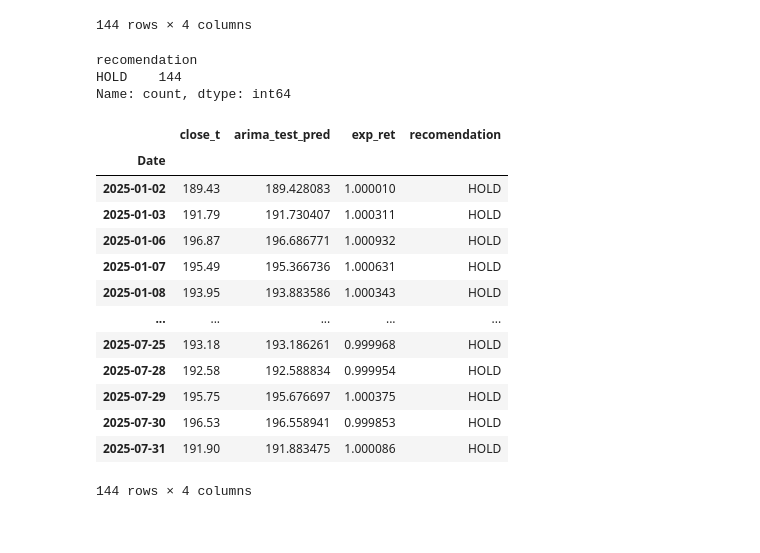
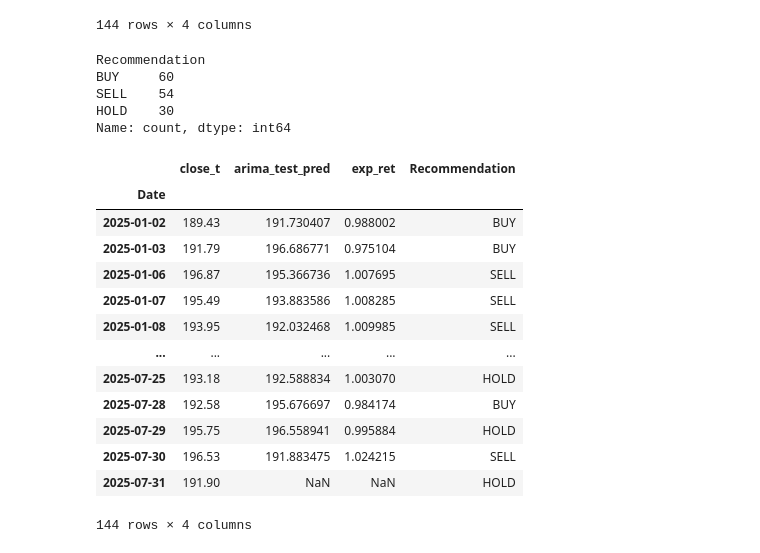
Before and after one commit to bruno-sassi/data_analytics_MSc, a Jupyter notebook: Projects/CaseStudy3/CaseProject/mlr_&_gradientboosting v2.ipynb, the cells around one changed output. Drawn from its saved outputs; the diff is of its cells as text; code cells hidden in the pictures.

Commit message:
CS3 Recommendation system implemented
probable overfitting

```diff
--- a/Projects/CaseStudy3/CaseProject/mlr_&_gradientboosting v2.ipynb
+++ b/Projects/CaseStudy3/CaseProject/mlr_&_gradientboosting v2.ipynb
@@ -647,50 +643,52 @@ Name: count, dtype: int64
 close_t = df.loc[test_idx, 'Price'].astype(float)
 dates   = pd.to_datetime(df.loc[test_idx, 'Date'])
 
 # 2) predictions for the same test rows → align by index
 arima_pred_s = pd.Series(np.asarray(arima_test_pred, dtype=float),
                          index=close_t.index,
-                         name='arima_test_pred')
+                         name='arima_test_pred').shift(-1)
 
 # 3) exp_ret as requested (close_t / arima_pred)
 exp_ret = (close_t / arima_pred_s)
 
 # 4) recommendations via expected return = pred/close - 1
 thr = 0.005      # 0.5% no-trade band
 tx_cost = 0.0005 # 0.05% one-way transaction cost buffer
 
 signal_ret = (arima_pred_s / close_t) - 1
-recomendation = np.where(signal_ret > (thr + tx_cost), 'BUY',
+recommendation = np.where(signal_ret > (thr + tx_cost), 'BUY',
                   np.where(signal_ret < -(thr + tx_cost), 'SELL', 'HOLD'))
 
 # 5) build reco_df indexed by Date
 reco_df = pd.DataFrame({
     'Date': dates.values,
     'close_t': close_t.values,
     'arima_test_pred': arima_pred_s.values,
     'exp_ret': exp_ret.values,              # note: this is close_t / pred, per your spec
-    'recomendation': recomendation
+    'Recommendation': recommendation
 }).set_index('Date').sort_index()
 
 # (optional) quick checks
 # assert len(arima_test_pred) == int(np.asarray(test_idx).sum())
-print(reco_df['recomendation'].value_counts())
+print(reco_df['Recommendation'].value_counts())
 reco_df
 # %% [output]
-recomendation
-HOLD    144
+Recommendation
+BUY     60
+SELL    54
+HOLD    30
 Name: count, dtype: int64
-|  | close_t | arima_test_pred | exp_ret | recomendation |
+|  | close_t | arima_test_pred | exp_ret | Recommendation |
 | Date |  |  |  |  |
-| 2025-01-02 | 189.43 | 189.428083 | 1.000010 | HOLD |
-| 2025-01-03 | 191.79 | 191.730407 | 1.000311 | HOLD |
-| 2025-01-06 | 196.87 | 196.686771 | 1.000932 | HOLD |
-| 2025-01-07 | 195.49 | 195.366736 | 1.000631 | HOLD |
-| 2025-01-08 | 193.95 | 193.883586 | 1.000343 | HOLD |
+| 2025-01-02 | 189.43 | 191.730407 | 0.988002 | BUY |
+| 2025-01-03 | 191.79 | 196.686771 | 0.975104 | BUY |
+| 2025-01-06 | 196.87 | 195.366736 | 1.007695 | SELL |
+| 2025-01-07 | 195.49 | 193.883586 | 1.008285 | SELL |
+| 2025-01-08 | 193.95 | 192.032468 | 1.009985 | SELL |
 | ... | ... | ... | ... | ... |
-| 2025-07-25 | 193.18 | 193.186261 | 0.999968 | HOLD |
-| 2025-07-28 | 192.58 | 192.588834 | 0.999954 | HOLD |
-| 2025-07-29 | 195.75 | 195.676697 | 1.000375 | HOLD |
-| 2025-07-30 | 196.53 | 196.558941 | 0.999853 | HOLD |
-| 2025-07-31 | 191.90 | 191.883475 | 1.000086 | HOLD |
+| 2025-07-25 | 193.18 | 192.588834 | 1.003070 | HOLD |
+| 2025-07-28 | 192.58 | 195.676697 | 0.984174 | BUY |
+| 2025-07-29 | 195.75 | 196.558941 | 0.995884 | HOLD |
+| 2025-07-30 | 196.53 | 191.883475 | 1.024215 | SELL |
+| 2025-07-31 | 191.90 | NaN | NaN | HOLD |
 144 rows × 4 columns
```
Also changed, not shown: parts of 7 cells of this notebook.
